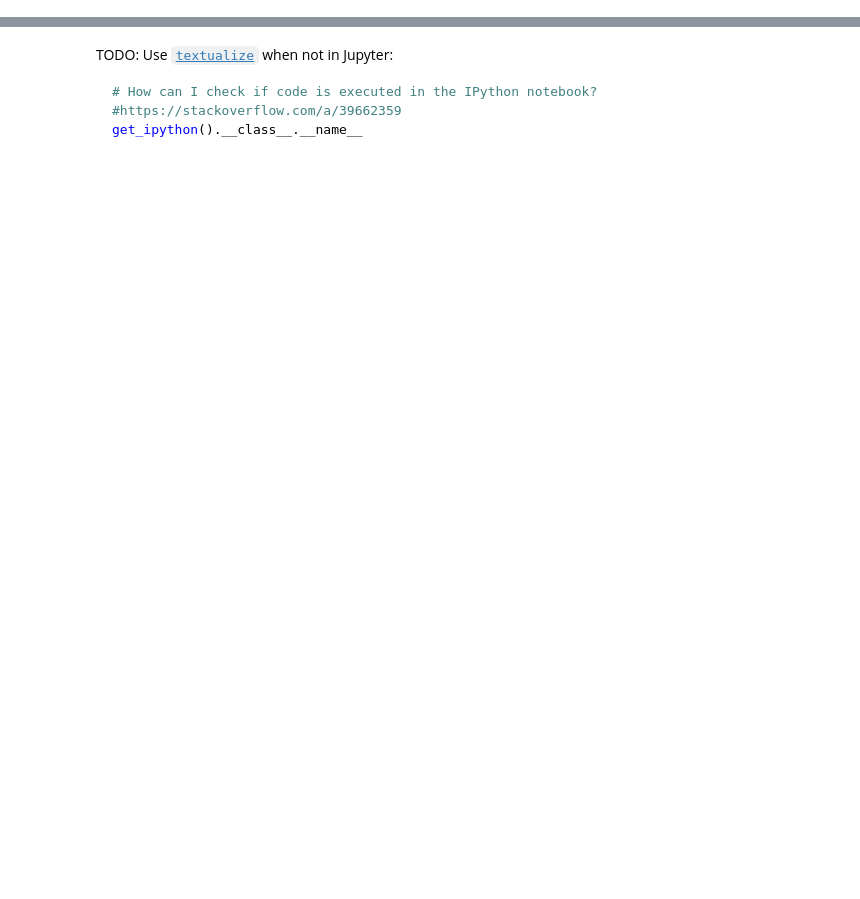
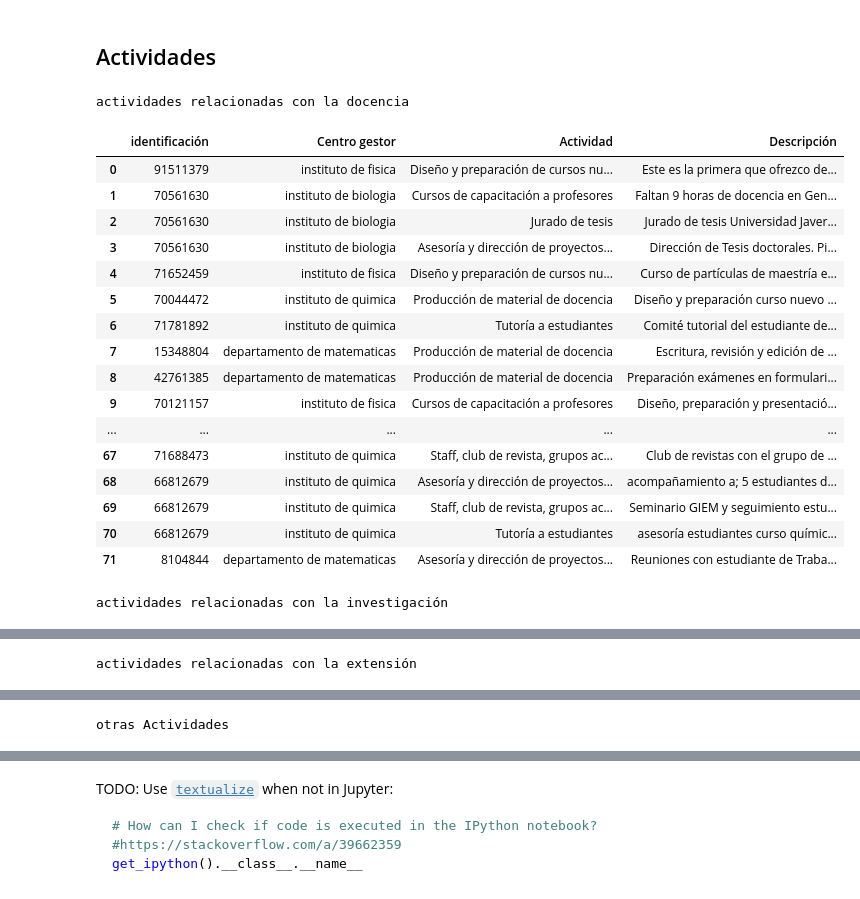
Before and after one commit to restrepo/plan_de_trabajo, a Jupyter notebook: ptd.ipynb, the cells around one changed output, grey strips where cells are left out. Drawn from its saved outputs; the diff is of its cells as text; code cells hidden in the pictures; blank space fills up the shorter version.

```diff
--- a/ptd.ipynb
+++ b/ptd.ipynb
@@ -44,8 +45,8 @@ if not isfile(py_file):
 from plan_de_trabajo import *
 # For not interactive mode, define `defaults` list:
 #  `defaults` must be defined according to the order of radios and drops keys below, and can be used outside jupyter
-radios,drops = get_config(defaults=[True, True, False, False, False,'Todos','Aprobado','2022-1']) # Usually (defaults = [])
-file = 'ptd_fcen_20221.json' # '' #
+radios,drops = get_config(defaults=[True, True, False, False, False,'Todos','Aprobado','2021-2']) # Usually (defaults = [])
+file = 'ptd_fcen_20212.json' # '' #
 # %% [output]
 RadioButtons(description='Salvar la base de datos', options=(True, False), value=True)
 RadioButtons(description='Actualizar la base de datos', options=(True, False), value=True)
@@ -202,0 +60,16 @@ __________________
+# %%
+settings = configuration(radios, drops)
+
+# Creates object
+ptd = PTD(settings)    # Clean object
+
+# Open browser
+if not ptd.NEW_LOGIN:
+    driver = hell.start_chrome()
+
+login()
+
+print('wait for 5 sec')
+sleep(5)
+
+lptd = ptd.initialize_database(file) # set initial i and initial page
@@ -202,0 +87,2 @@ __________________
+# %%
+i, lptd = ptd.initialize_loop(lptd) #go to intial page here
@@ -202,0 +91,2 @@ __________________
+# %%
+i, lptd = ptd.force_loops(i,lptd, file)
@@ -204,3 +112,46 @@ __________________
 %load_ext autoreload
 # %%
 %autoreload 2
+# %% [markdown]
+## Actividades
+# %%
+ptd.get_actividades(L=lptd)
+
+ptd.actividades.keys()
+
+remove_activities = ['Atención a estudiantes', 'Preparación de clases, prácticas, exámenes y calificaciones']
+for a in remove_activities:
+    ptd.actividades['actividades_relacionadas_con_la_docencia'] = ptd.actividades['actividades_relacionadas_con_la_docencia'][
+       ptd.actividades['actividades_relacionadas_con_la_docencia']['Actividad']
+        != a].reset_index(drop=True)
+
+remove_activities = ['Actividades de apoyo a la gestión académica-administrativa']
+for a in remove_activities:
+    ptd.actividades['otras_Actividades'] = ptd.actividades['otras_Actividades'][ptd.actividades['otras_Actividades']['Actividad'] != a].reset_index(drop=True)
+
+pd.set_option('display.max_rows', 500)
+pd.set_option('display.width', 120)
+
+for k in ptd.actividades.keys():
+    print(k.replace('_',' '))
+    display( ptd.actividades[k][['identificación','Centro gestor','Actividad','Descripción']]) #Add 'estado'
+# %% [output]
+actividades relacionadas con la docencia
+|  | identificación | Centro gestor | Actividad | Descripción |
+| 0 | 91511379 | instituto de fisica | Diseño y preparación de cursos nu... | Este es la primera que ofrezco de... |
+| 1 | 70561630 | instituto de biologia | Cursos de capacitación a profesores | Faltan 9 horas de docencia en Gen... |
+| 2 | 70561630 | instituto de biologia | Jurado de tesis | Jurado de tesis Universidad Javer... |
+| 3 | 70561630 | instituto de biologia | Asesoría y dirección de proyectos... | Dirección de Tesis doctorales. Pi... |
+| 4 | 71652459 | instituto de fisica | Diseño y preparación de cursos nu... | Curso de partículas de maestría e... |
+| 5 | 70044472 | instituto de quimica | Producción de material de docencia | Diseño y preparación curso nuevo ... |
+| 6 | 71781892 | instituto de quimica | Tutoría a estudiantes | Comité tutorial del estudiante de... |
+| 7 | 15348804 | departamento de matematicas | Producción de material de docencia | Escritura, revisión y edición de ... |
+| 8 | 42761385 | departamento de matematicas | Producción de material de docencia | Preparación exámenes en formulari... |
+| 9 | 70121157 | instituto de fisica | Cursos de capacitación a profesores | Diseño, preparación y presentació... |
+| ... | ... | ... | ... | ... |
+| 67 | 71688473 | instituto de quimica | Staff, club de revista, grupos ac... | Club de revistas con el grupo de ... |
+| 68 | 66812679 | instituto de quimica | Asesoría y dirección de proyectos... | acompañamiento a; 5 estudiantes d... |
+| 69 | 66812679 | instituto de quimica | Staff, club de revista, grupos ac... | Seminario GIEM y seguimiento estu... |
+| 70 | 66812679 | instituto de quimica | Tutoría a estudiantes | asesoría estudiantes curso químic... |
+| 71 | 8104844 | departamento de matematicas | Asesoría y dirección de proyectos... | Reuniones con estudiante de Traba... |
+actividades relacionadas con la investigación
@@ -206,0 +175 @@ __________________
+actividades relacionadas con la extensión
@@ -206,0 +193 @@ __________________
+otras Actividades
```
Also changed, not shown: parts of 20 cells of this notebook, 1 other file.
